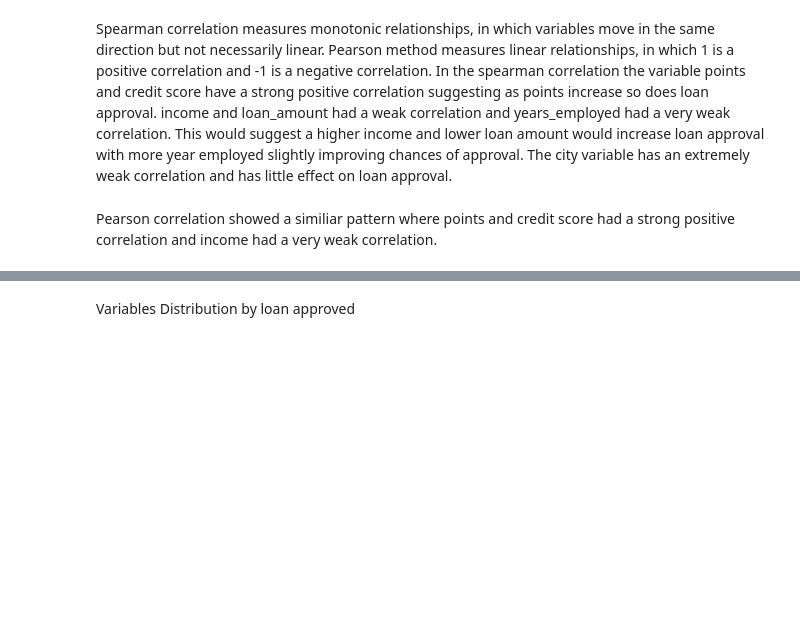
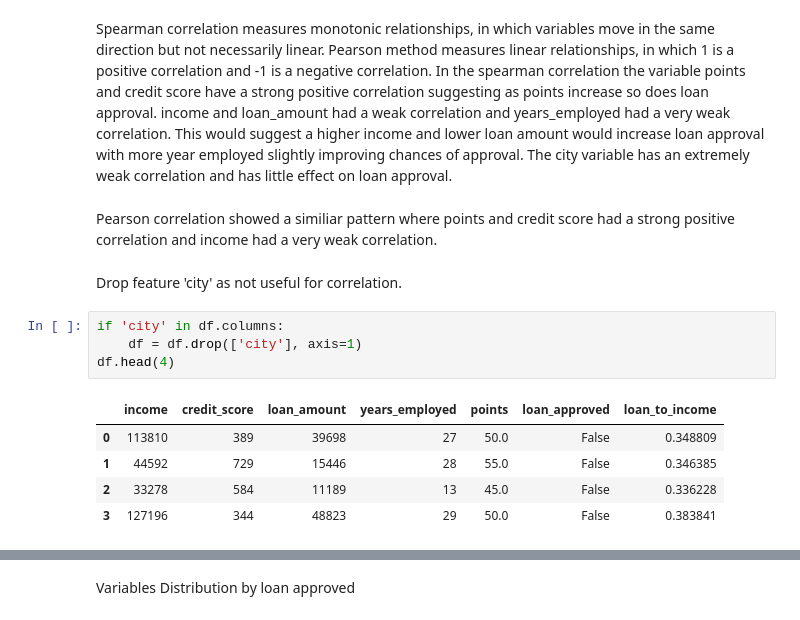
Before and after one commit to DavidRC-Projects/Approval_Predict, a Jupyter notebook: jupyter_notebooks/02 - DataVisualization.ipynb, the cells around one changed output, grey strips where cells are left out. Drawn from its saved outputs; the diff is of its cells as text; blank space fills up the shorter version.

```diff
--- a/jupyter_notebooks/02 - DataVisualization.ipynb
+++ b/jupyter_notebooks/02 - DataVisualization.ipynb
@@ -146,4 +166,16 @@ income and loan_amount had a weak correlation and years_employed had a very weak
 The city variable has an extremely weak correlation and has little effect on loan approval.
 # %% [markdown]
 Pearson correlation showed a similiar pattern where points and credit score had a strong positive correlation and income had a very weak correlation.
+# %% [markdown]
+Drop feature 'city' as not useful for correlation.
+# %%
+if 'city' in df.columns:
+    df = df.drop(['city'], axis=1)
+df.head(4)
+# %% [output]
+|  | income | credit_score | loan_amount | years_employed | points | loan_approved | loan_to_income |
+| 0 | 113810 | 389 | 39698 | 27 | 50.0 | False | 0.348809 |
+| 1 | 44592 | 729 | 15446 | 28 | 55.0 | False | 0.346385 |
+| 2 | 33278 | 584 | 11189 | 13 | 45.0 | False | 0.336228 |
+| 3 | 127196 | 344 | 48823 | 29 | 50.0 | False | 0.383841 |
 # %%
```
Also changed, not shown: parts of 26 cells of this notebook.
